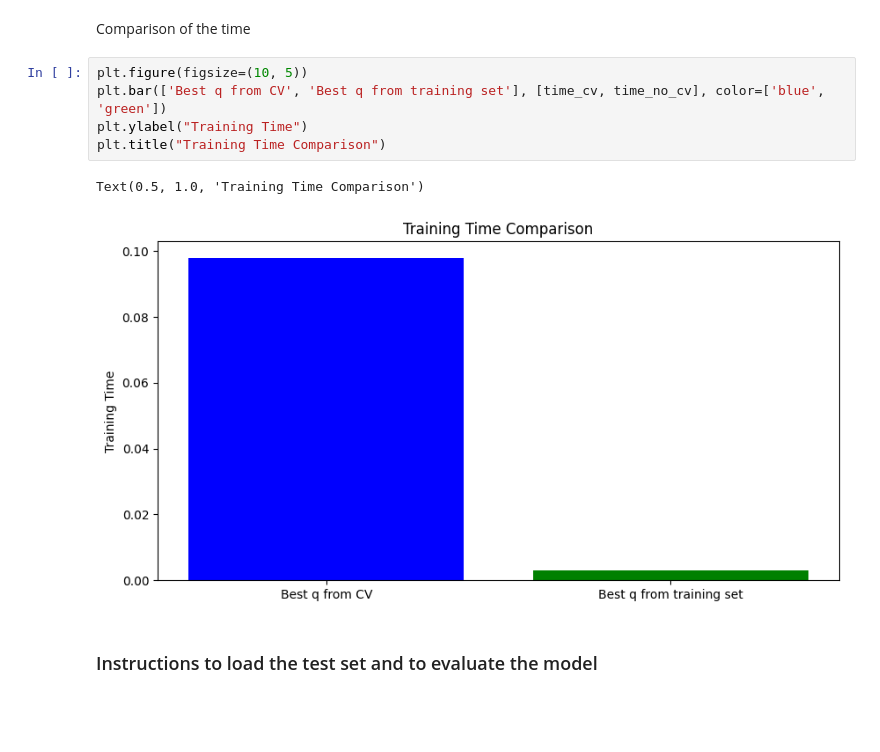
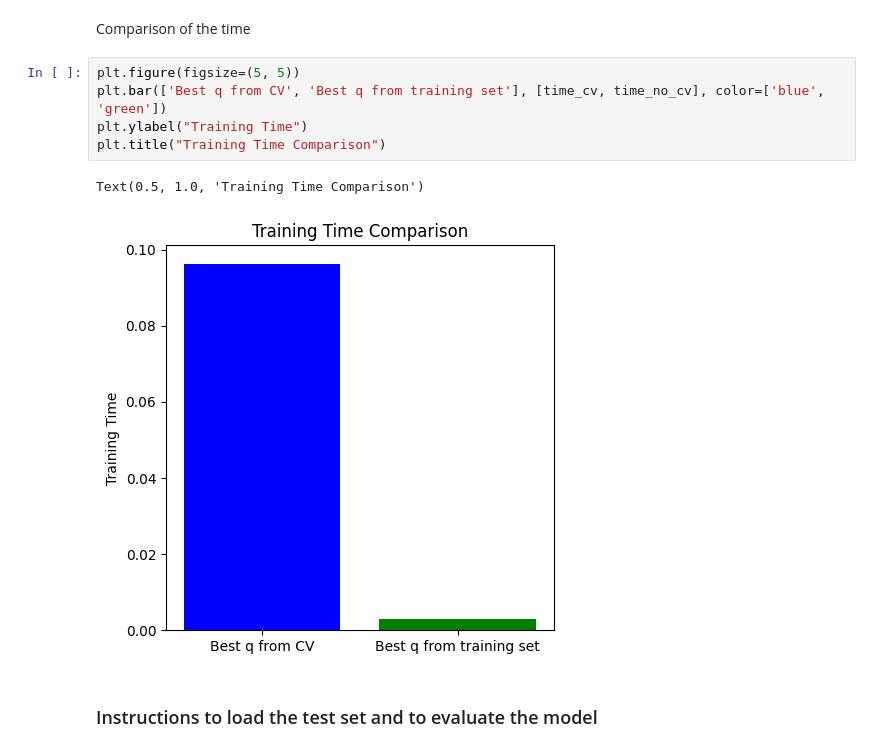
Before and after one commit to girofex/Machine-Learning-Algorithms, a Jupyter notebook: mid-term/part 1/Mid_term.ipynb, the cells around one changed output. Saved outputs shown, nothing was run; the diff lists cells and outputs as text; blank space fills up the shorter version.

```diff
--- a/mid-term/part 1/Mid_term.ipynb
+++ b/mid-term/part 1/Mid_term.ipynb
@@ -301,13 +278,13 @@ Best lambda found with CV: 1e-05
 # %% [markdown]
 Comparison of the time
 # %%
-plt.figure(figsize=(10, 5))
+plt.figure(figsize=(5, 5))
 plt.bar(['Best q from CV', 'Best q from training set'], [time_cv, time_no_cv], color=['blue', 'green'])
 plt.ylabel("Training Time")
 plt.title("Training Time Comparison")
 # %% [output]
 Text(0.5, 1.0, 'Training Time Comparison')
-[figure, old version]
+[figure, new version]
 # %% [markdown]
 <h3>Instructions to load the test set and to evaluate the model</h3>
 # %%
```
Also changed, not shown: parts of 28 cells of this notebook.
